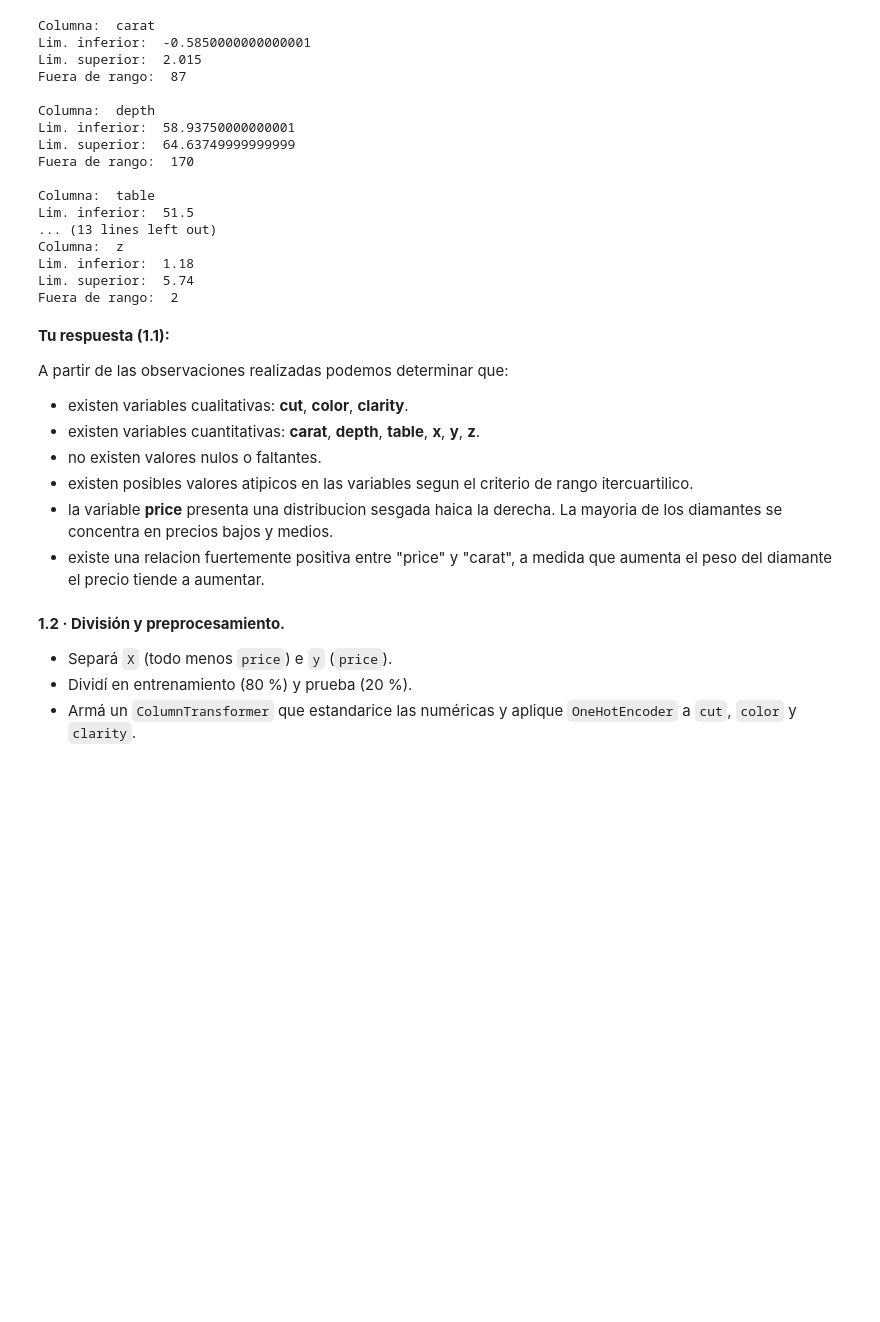
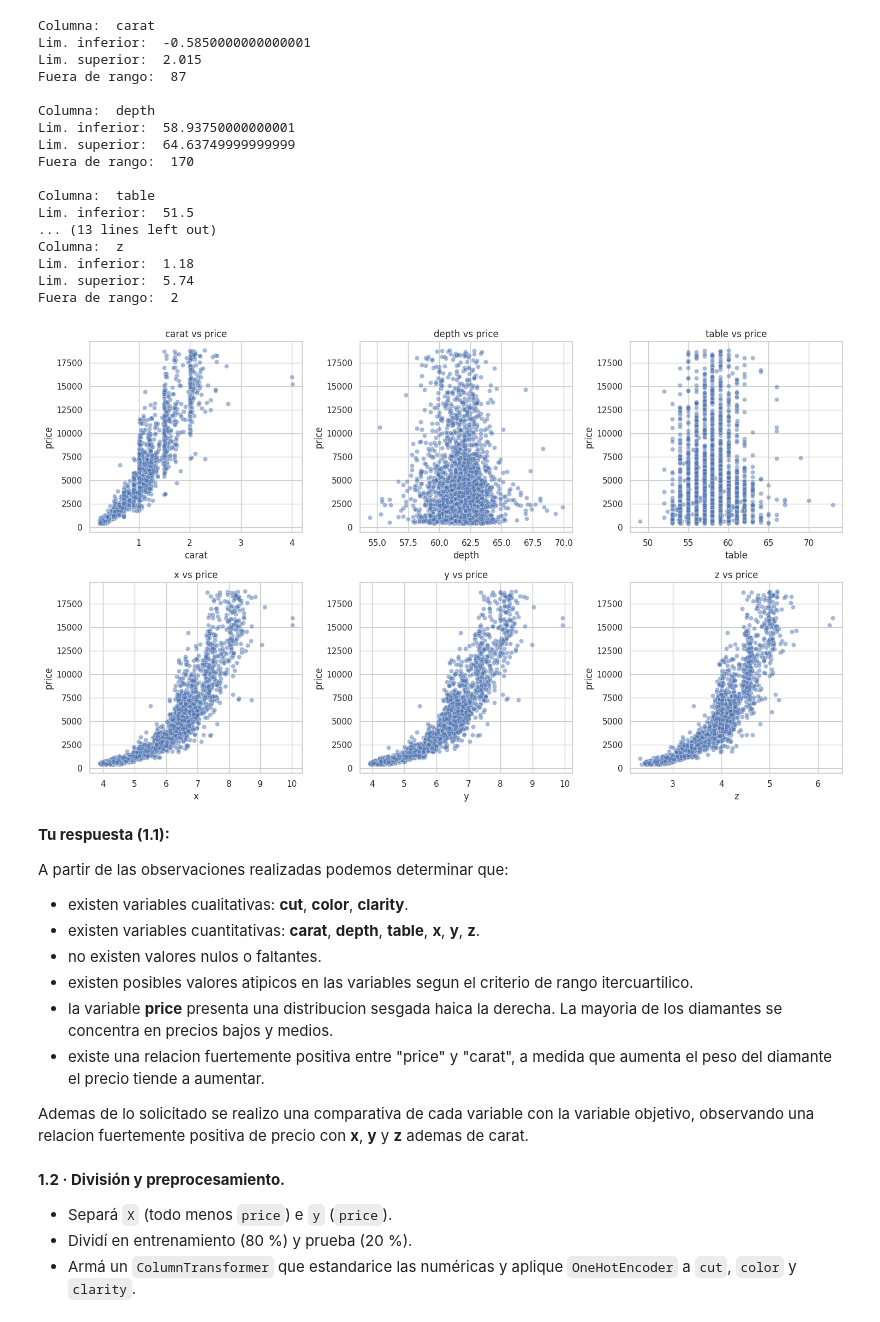
Before and after one commit to enrifonseca/AprendizajeAutomatico1, a Jupyter notebook: ISSD_AA1_Taller_redes_neuronales_sklearn_regresión.ipynb, the cells around one changed output. Saved outputs shown, nothing was run; the diff lists cells and outputs as text; code cells hidden in the pictures; blank space fills up the shorter version.

```diff
--- a/ISSD_AA1_Taller_redes_neuronales_sklearn_regresión.ipynb
+++ b/ISSD_AA1_Taller_redes_neuronales_sklearn_regresión.ipynb
@@ -898,6 +898,25 @@ Columna:  z
 Lim. inferior:  1.18
 Lim. superior:  5.74
 Fuera de rango:  2
+# %%
+# Variables numéricas vs price
+fig, ejes = plt.subplots(2, 3, figsize=(15, 9))
+ejes = ejes.flatten()
+
+for i, col in enumerate(cols_num_d):
+    sns.scatterplot(
+        data=df_diam,
+        x=col,
+        y="price",
+        alpha=0.5,
+        ax=ejes[i]
+    )
+    ejes[i].set_title(f"{col} vs price")
+
+plt.tight_layout()
+plt.show()
+# %% [output]
+[figure, added]
 # %% [markdown]
 **Tu respuesta (1.1):**
 
@@ -908,6 +927,8 @@ A partir de las observaciones realizadas podemos determinar que:
 - existen posibles valores atipicos en las variables segun el criterio de rango itercuartilico.
 - la variable **price** presenta una distribucion sesgada haica la derecha. La mayoria de los diamantes se concentra en precios bajos y medios.
 - existe una relacion fuertemente positiva entre "price" y "carat", a medida que aumenta el peso del diamante el precio tiende a aumentar.
+
+Ademas de lo solicitado se realizo una comparativa de cada variable con la variable objetivo, observando una relacion fuertemente positiva de precio con **x**, **y** y **z** ademas de carat.
 # %% [markdown]
 **1.2 · División y preprocesamiento.**
 - Separá `X` (todo menos `price`) e `y` (`price`).
```
Also changed, not shown: parts of 9 cells of this notebook.
